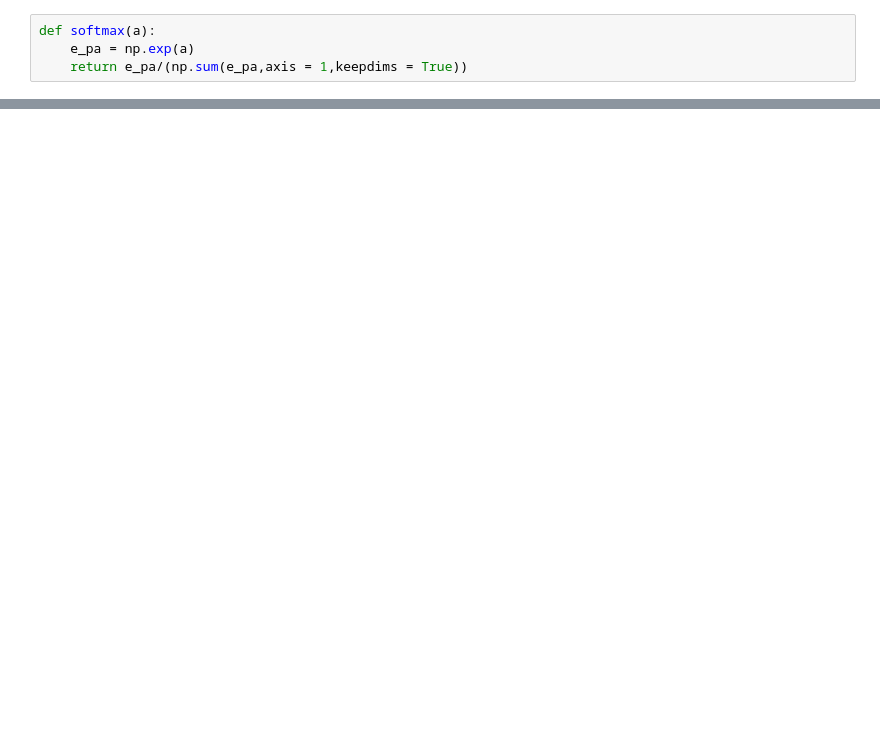
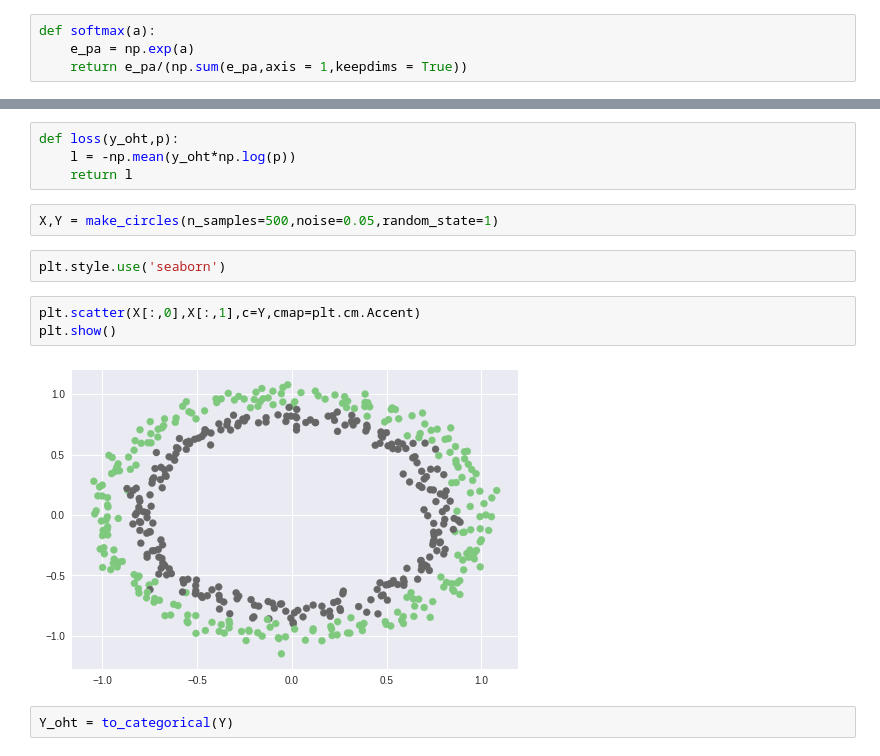
Before and after one commit to yatin9988/NeuralNetwork, a Jupyter notebook: NeuralNetworkMock.ipynb, the cells around one changed output, grey strips where cells are left out. Saved outputs shown, nothing was run; the diff lists cells and outputs as text; blank space fills up the shorter version.

Commit message:
loaded data for visualisation

```diff
--- a/NeuralNetworkMock.ipynb
+++ b/NeuralNetworkMock.ipynb
@@ -75,3 +78,18 @@ class NeuralNetworkMock:
     def predict(self,x):
         y_ = self.forward(x)
         return np.argmax(y_,axis=1)
+# %%
+def loss(y_oht,p):
+    l = -np.mean(y_oht*np.log(p))
+    return l
+# %%
+X,Y = make_circles(n_samples=500,noise=0.05,random_state=1)
+# %%
+plt.style.use('seaborn')
+# %%
+plt.scatter(X[:,0],X[:,1],c=Y,cmap=plt.cm.Accent)
+plt.show()
+# %% [output]
+[figure, added]
+# %%
+Y_oht = to_categorical(Y)
```
Also changed, not shown: parts of 3 cells of this notebook.
